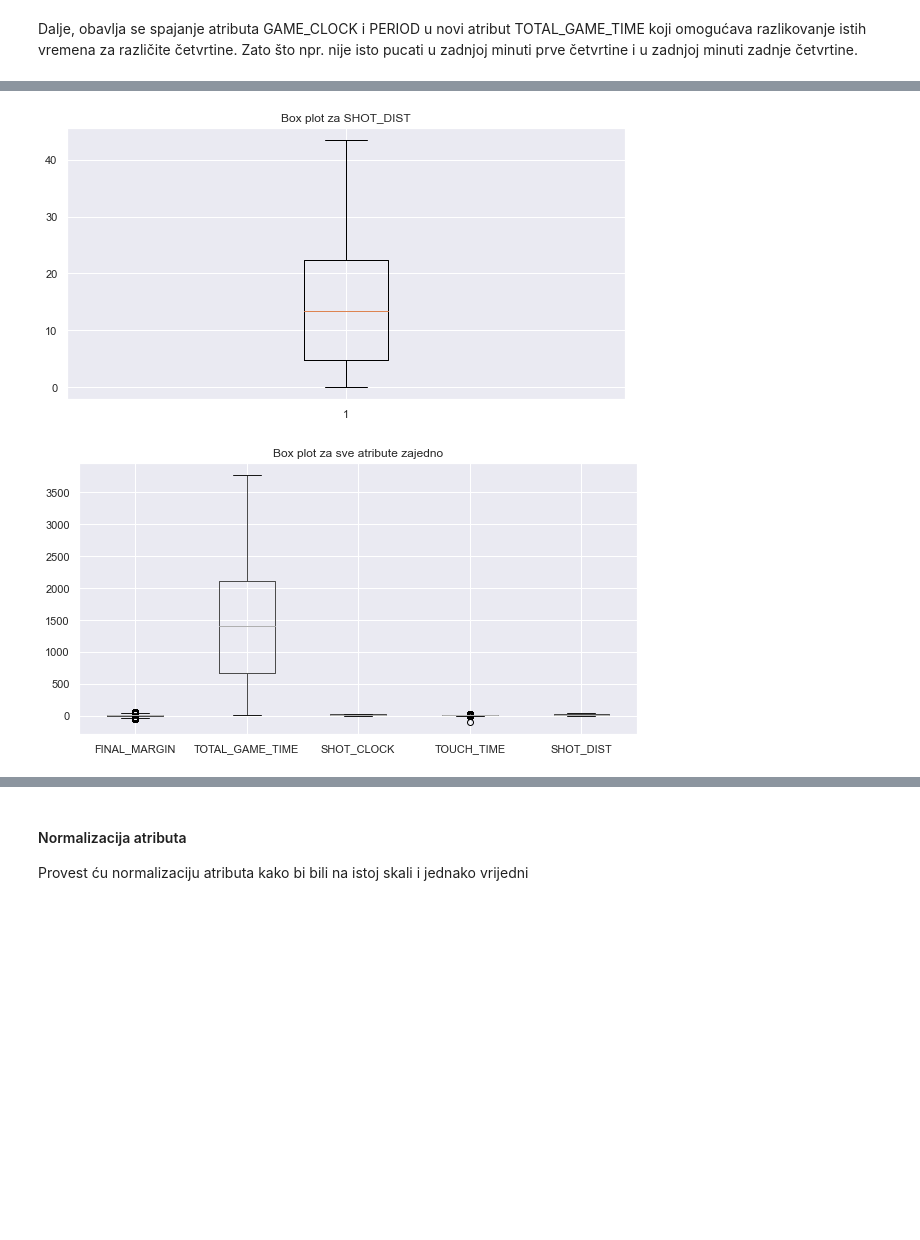
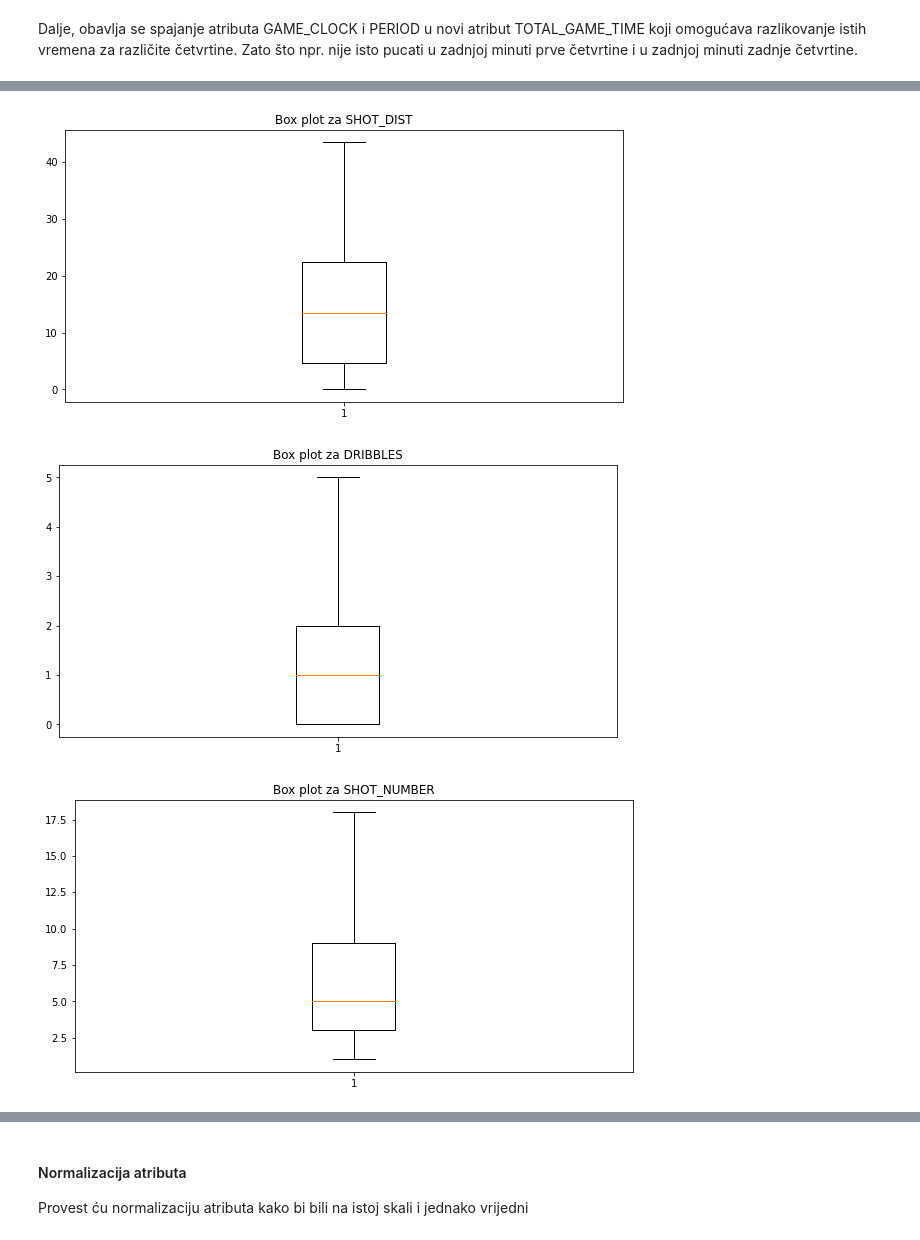
Before and after one commit to MladenDzida/NBA-Shot-Prediction, a Jupyter notebook: nba_shot_prediction.ipynb, the cells around one changed output, grey strips where cells are left out. Cells and saved outputs as stored; diff of their text form; code cells hidden in the pictures; blank space fills up the shorter version.

```diff
--- a/nba_shot_prediction.ipynb
+++ b/nba_shot_prediction.ipynb
@@ -244,5 +209,0 @@ Name: CLOSEST_DEFENDER, Length: 473, dtype: int64
-# %%
-shot_logs_numeric = shot_logs.loc[:,shot_logs.columns.isin(['DRIBBLES','PTS_TYPE','SHOT_NUMBER'])]
-sns.set(rc={'figure.figsize':(12,5)})
-sns.heatmap(shot_logs_numeric.corr(), annot=True, fmt=".2f", cmap="YlGnBu", linewidths=.5)
-plt.show()
@@ -352,10 +293,17 @@ plt.boxplot(shot_logs.SHOT_DIST, showfliers=False)
 plt.title('Box plot za SHOT_DIST')
 plt.figure(figsize=(10,5))
 
+plt.boxplot(shot_logs.DRIBBLES, showfliers=False)
+plt.title('Box plot za DRIBBLES')
+plt.figure(figsize=(10,5))
 
-numerical_features = ['FINAL_MARGIN', 'TOTAL_GAME_TIME','SHOT_CLOCK', 'TOUCH_TIME', 'SHOT_DIST']
+plt.boxplot(shot_logs.SHOT_NUMBER, showfliers=False)
+plt.title('Box plot za SHOT_NUMBER')
 
-shot_logs.boxplot(column=numerical_features,figsize=(10,5))
+plt.figure(figsize=(15,5))
+numerical_features = ['FINAL_MARGIN', 'TOTAL_GAME_TIME','SHOT_CLOCK', 'TOUCH_TIME', 'SHOT_DIST', 'DRIBBLES', 'SHOT_NUMBER']
+
+shot_logs.boxplot(column=numerical_features)
 plt.title('Box plot za sve atribute zajedno')
 plt.show()
 # %% [output]
@@ -366,2 +314,3 @@ plt.show()
-[figure, old version]
+[figure, new version]
-[figure, old version]
+[figure, new version]
+[figure, added]
```
Also changed, not shown: parts of 40 cells of this notebook.
